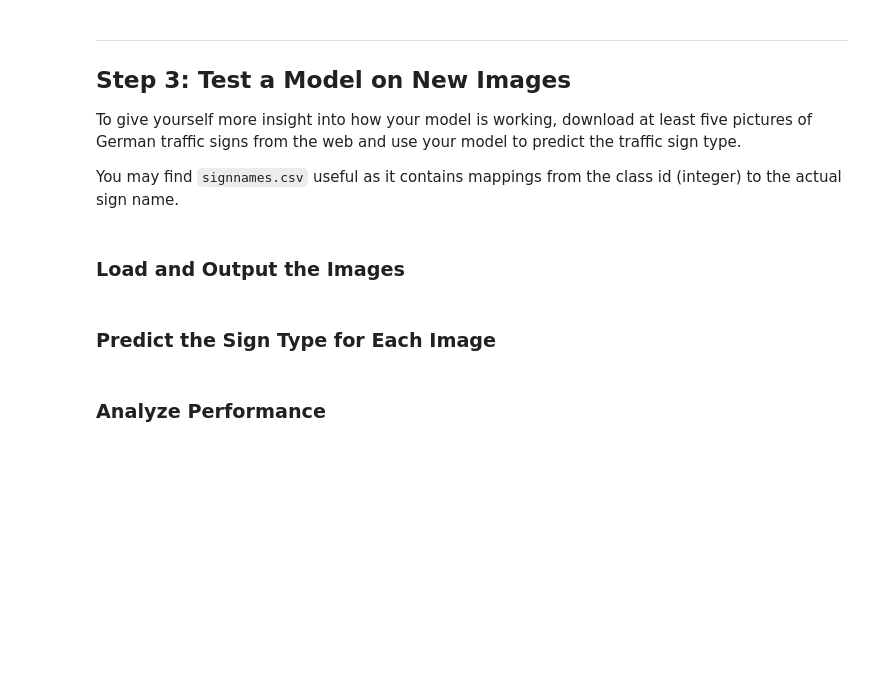
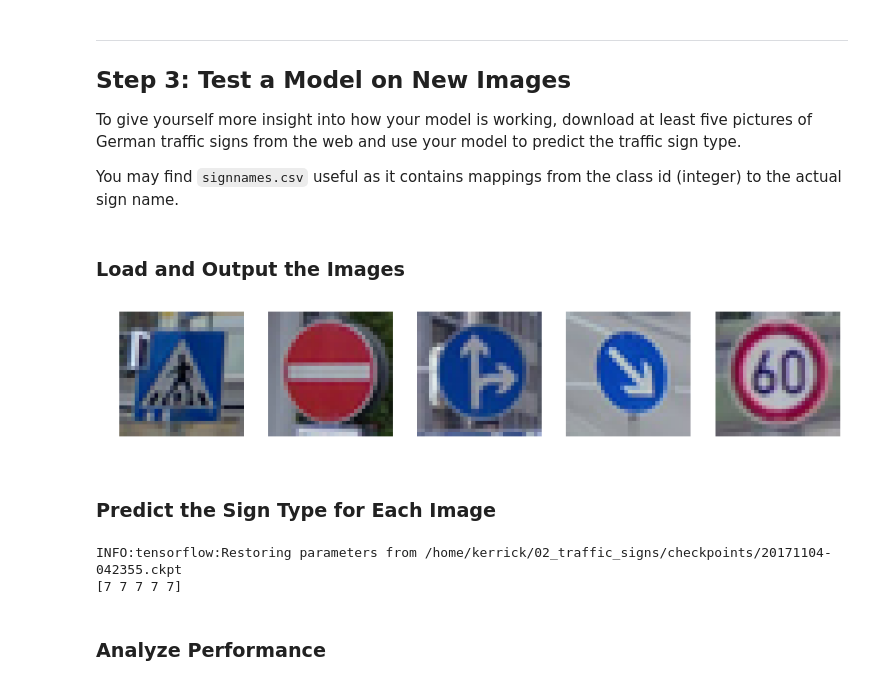
Before and after one commit to kerrickstaley/CarND-Traffic-Sign-Classifier-Project, a Jupyter notebook: Traffic_Sign_Classifier.ipynb, the cells around one changed output. Cells and saved outputs as stored; diff of their text form; code cells hidden in the pictures; blank space fills up the shorter version.

Commit message:
WIP on recognizing extra signs

```diff
--- a/Traffic_Sign_Classifier.ipynb
+++ b/Traffic_Sign_Classifier.ipynb
@@ -377,2 +375,25 @@ You may find `signnames.csv` useful as it contains mappings from the class id (i
+# %%
+import glob
+
+def get_extra_signs_paths():
+    return sorted(glob.glob(os.path.join(os.environ['HOME'], '02_traffic_signs/extra_signs/processed/*.png')))
+# %%
+%matplotlib inline
+import matplotlib.pyplot as plt
+
+extra_imgs = [plt.imread(path) for path in get_extra_signs_paths()]
+scale = 3
+
+# images apparently have an alpha channel
+for idx in range(len(extra_imgs)):
+    extra_imgs[idx] = extra_imgs[idx][:,:,:3]
+
+fig, axes = plt.subplots(1, 5, figsize=(5 * scale, 1 * scale))
+for idx, extra_img in enumerate(extra_imgs):
+    ax = axes[idx]
+    ax.imshow(extra_img)
+    ax.axis('off')
+# %% [output]
+[figure, added]
 # %% [markdown]
 ### Predict the Sign Type for Each Image
@@ -383,3 +400,13 @@ You may find `signnames.csv` useful as it contains mappings from the class id (i
+# %%
+with tf.Session() as sess:
+    saver.restore(sess, get_latest_save_path())
+    for path in get_extra_signs_paths():
+        predictions = sess.run(tf.argmax(logits, 1), feed_dict={x: extra_imgs, keep_prob: 1})
+
+print(predictions)
+# %% [output]
+INFO:tensorflow:Restoring parameters from /home/kerrick/02_traffic_signs/checkpoints/20171104-042355.ckpt
+[7 7 7 7 7]
 # %% [markdown]
 ### Analyze Performance
 # %%
```
Also changed, not shown: parts of 7 cells of this notebook.
